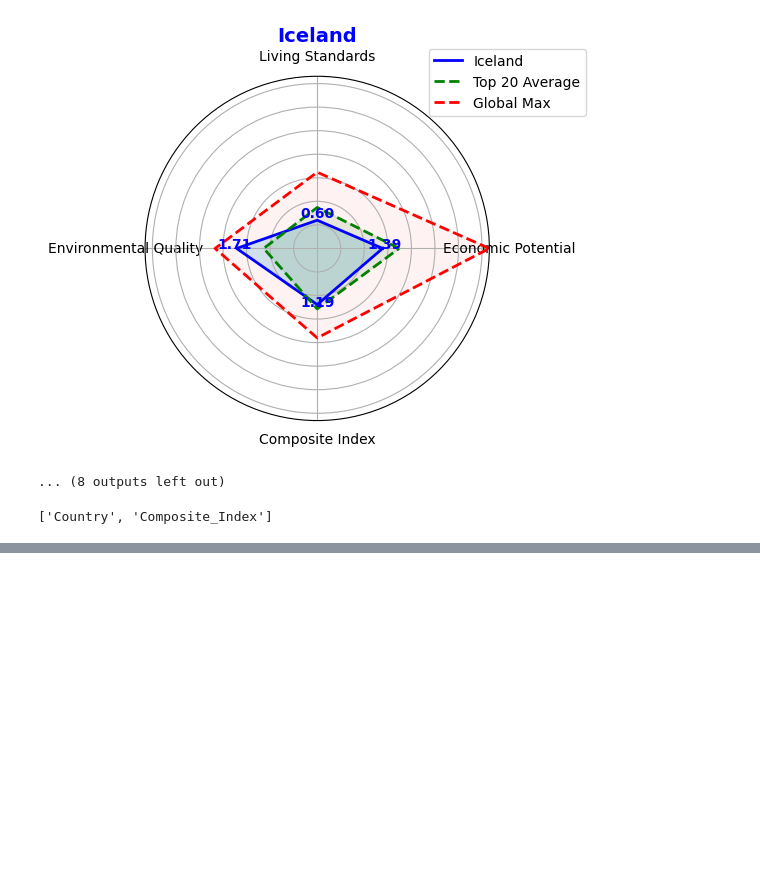
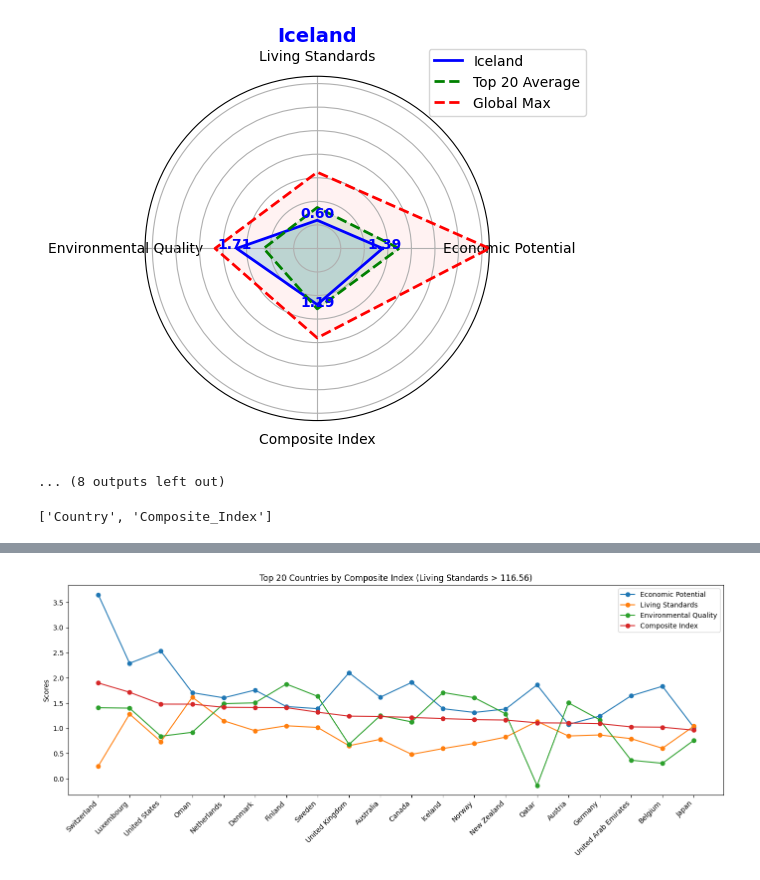
Before and after one commit to NojusMat/DataVisCA1, a Jupyter notebook: DataVisCA1_NojusMatusevicius_SD4A.ipynb, the cells around one changed output, grey strips where cells are left out. Cells and saved outputs as stored; diff of their text form; code cells hidden in the pictures; blank space fills up the shorter version.

Commit message:
Added visualization graphs and k means clustering

```diff
--- a/DataVisCA1_NojusMatusevicius_SD4A.ipynb
+++ b/DataVisCA1_NojusMatusevicius_SD4A.ipynb
@@ -1988,0 +1981,85 @@ for feature, cmap in other_features_cmap.items():
+# %%
+# https://chatgpt.com/c/681ba7ff-7e14-8000-bbbb-9fe07e87c985
+
+# Sort countries by Composite Index
+sorted_df = df.sort_values(by='Composite_Index', ascending=False)
+
+# Filter out countries with Living Standards below 116.56
+filtered_df = sorted_df[sorted_df['Quality_of_Life_Value'] >= 116.56]
+
+# Keep only the top 20 countries
+top_20_df = filtered_df.head(20)
+
+# Plot
+plt.figure(figsize=(14, 6))
+plt.plot(top_20_df['Country'], top_20_df['Economic_Potential'], marker='o', label='Economic Potential')
+plt.plot(top_20_df['Country'], top_20_df['Living_Standards'], marker='o', label='Living Standards')
+plt.plot(top_20_df['Country'], top_20_df['Environmental_Quality'], marker='o', label='Environmental Quality')
+plt.plot(top_20_df['Country'], top_20_df['Composite_Index'], marker='o', label='Composite Index')
+
+plt.xticks(rotation=45, ha='right')
+plt.ylabel('Scores')
+plt.title('Top 20 Countries by Composite Index (Living Standards > 116.56)')
+plt.legend()
+plt.tight_layout()
+plt.show()
+
+
+
+
+
+# Add a column to distinguish Top 20 countries
+df['Top_20'] = df['Country'].isin(top_20_countries['Country'])
+
+# Plot with color distinction
+sns.pairplot(
+    df[['Economic_Potential', 'Living_Standards', 'Environmental_Quality', 'Composite_Index', 'Top_20']],
+    hue='Top_20',
+    palette={True: 'blue', False: 'gray'},
+    plot_kws={'alpha': 0.6}
+)
+
+plt.suptitle('Pairwise Relationships Between Indicators\n(Top 20 vs Others)', y=1.02)
+plt.show()
+
+
+
+
+
+# Melt for boxplot
+melted = df.melt(value_vars=['Economic_Potential', 'Living_Standards', 'Environmental_Quality', 'Composite_Index'])
+
+plt.figure(figsize=(10, 6))
+sns.boxplot(data=melted, x='variable', y='value', palette='Set2')
+plt.title('Distribution of Scores Across All Countries')
+plt.ylabel('Score')
+plt.xlabel('Feature')
+plt.tight_layout()
+plt.show()
+
+
+
+plt.figure(figsize=(8, 6))
+sns.heatmap(df[['Economic_Potential', 'Living_Standards', 'Environmental_Quality', 'Composite_Index']].corr(),
+            annot=True, cmap='coolwarm', vmin=-1, vmax=1)
+plt.title('Correlation Between Indicators')
+plt.tight_layout()
+plt.show()
+
+
+
+
+# Set default renderer to browser
+# pio.renderers.default = 'browser'
+
+# fig = px.choropleth(
+#     df,
+#     locations="Country",
+#     locationmode="country names",
+#     color="Composite_Index",
+#     color_continuous_scale="Viridis",
+#     title="Global Distribution of Composite Index"
+# )
+# fig.show()
+# %% [output]
+[figure, added]
```
Also changed, not shown: parts of 31 cells of this notebook.
